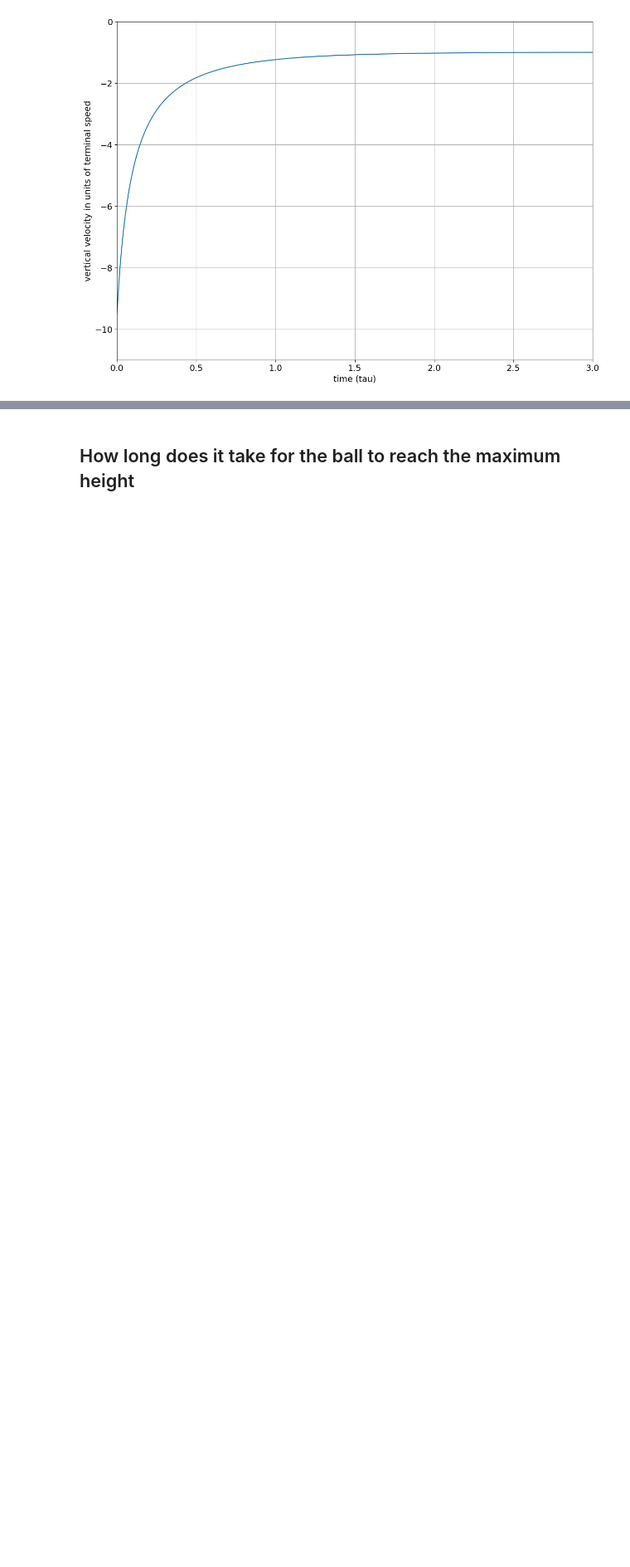
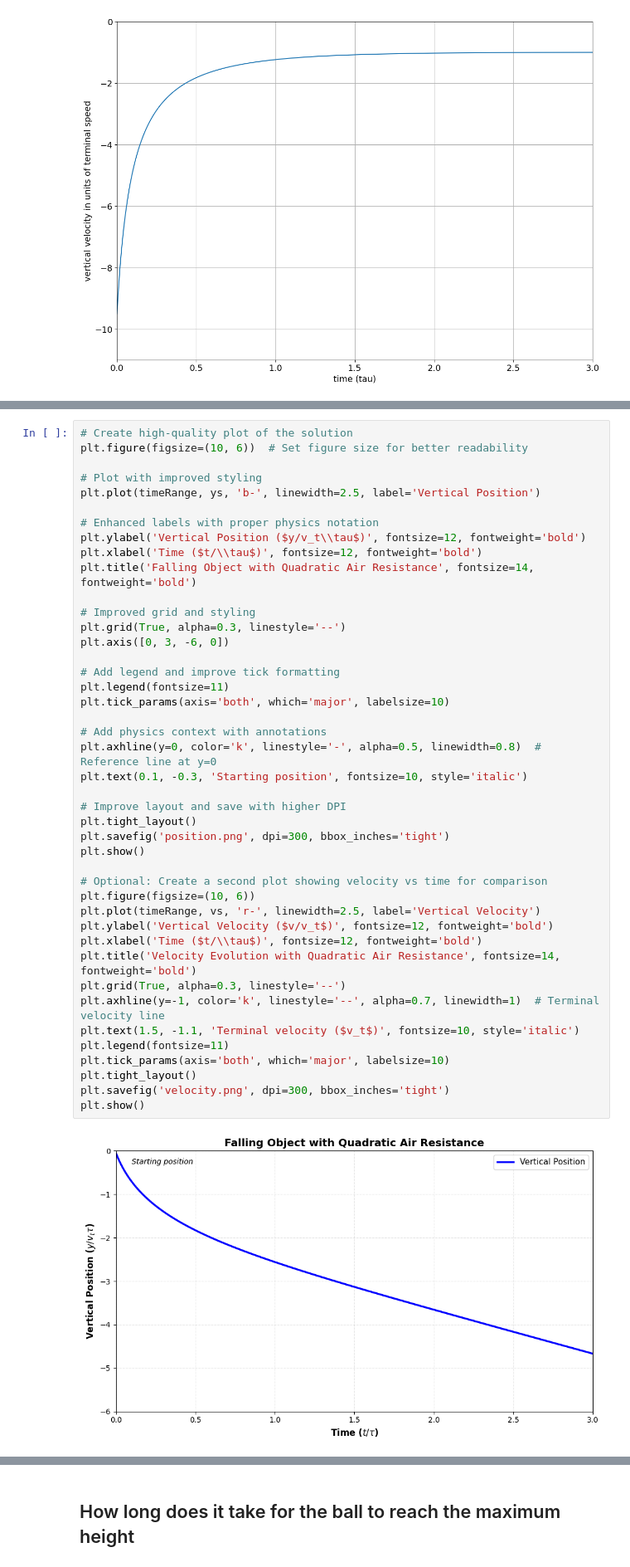
Before and after one commit to veillette/jupyterNotebooks, a Jupyter notebook: Classical Mechanics/Quadratic Drag for Vertical Motion.ipynb, the cells around one changed output, grey strips where cells are left out. Shown at 83% size. Drawn from its saved outputs; the diff is of its cells as text; blank space fills up the shorter version.

```diff
--- a/Classical Mechanics/Quadratic Drag for Vertical Motion.ipynb
+++ b/Classical Mechanics/Quadratic Drag for Vertical Motion.ipynb
@@ -109,0 +115,45 @@ plt.show()
+# %%
+# Create high-quality plot of the solution
+plt.figure(figsize=(10, 6))  # Set figure size for better readability
+
+# Plot with improved styling
+plt.plot(timeRange, ys, 'b-', linewidth=2.5, label='Vertical Position')
+
+# Enhanced labels with proper physics notation
+plt.ylabel('Vertical Position ($y/v_t\\tau$)', fontsize=12, fontweight='bold')
+plt.xlabel('Time ($t/\\tau$)', fontsize=12, fontweight='bold')
+plt.title('Falling Object with Quadratic Air Resistance', fontsize=14, fontweight='bold')
+
+# Improved grid and styling
+plt.grid(True, alpha=0.3, linestyle='--')
+plt.axis([0, 3, -6, 0])
+
+# Add legend and improve tick formatting
+plt.legend(fontsize=11)
+plt.tick_params(axis='both', which='major', labelsize=10)
+
+# Add physics context with annotations
+plt.axhline(y=0, color='k', linestyle='-', alpha=0.5, linewidth=0.8)  # Reference line at y=0
+plt.text(0.1, -0.3, 'Starting position', fontsize=10, style='italic')
+
+# Improve layout and save with higher DPI
+plt.tight_layout()
+plt.savefig('position.png', dpi=300, bbox_inches='tight')
+plt.show()
+
+# Optional: Create a second plot showing velocity vs time for comparison
+plt.figure(figsize=(10, 6))
+plt.plot(timeRange, vs, 'r-', linewidth=2.5, label='Vertical Velocity')
+plt.ylabel('Vertical Velocity ($v/v_t$)', fontsize=12, fontweight='bold')
+plt.xlabel('Time ($t/\\tau$)', fontsize=12, fontweight='bold')
+plt.title('Velocity Evolution with Quadratic Air Resistance', fontsize=14, fontweight='bold')
+plt.grid(True, alpha=0.3, linestyle='--')
+plt.axhline(y=-1, color='k', linestyle='--', alpha=0.7, linewidth=1)  # Terminal velocity line
+plt.text(1.5, -1.1, 'Terminal velocity ($v_t$)', fontsize=10, style='italic')
+plt.legend(fontsize=11)
+plt.tick_params(axis='both', which='major', labelsize=10)
+plt.tight_layout()
+plt.savefig('velocity.png', dpi=300, bbox_inches='tight')
+plt.show()
+# %% [output]
+[figure, added]
```
Also changed, not shown: parts of 5 cells of this notebook.
